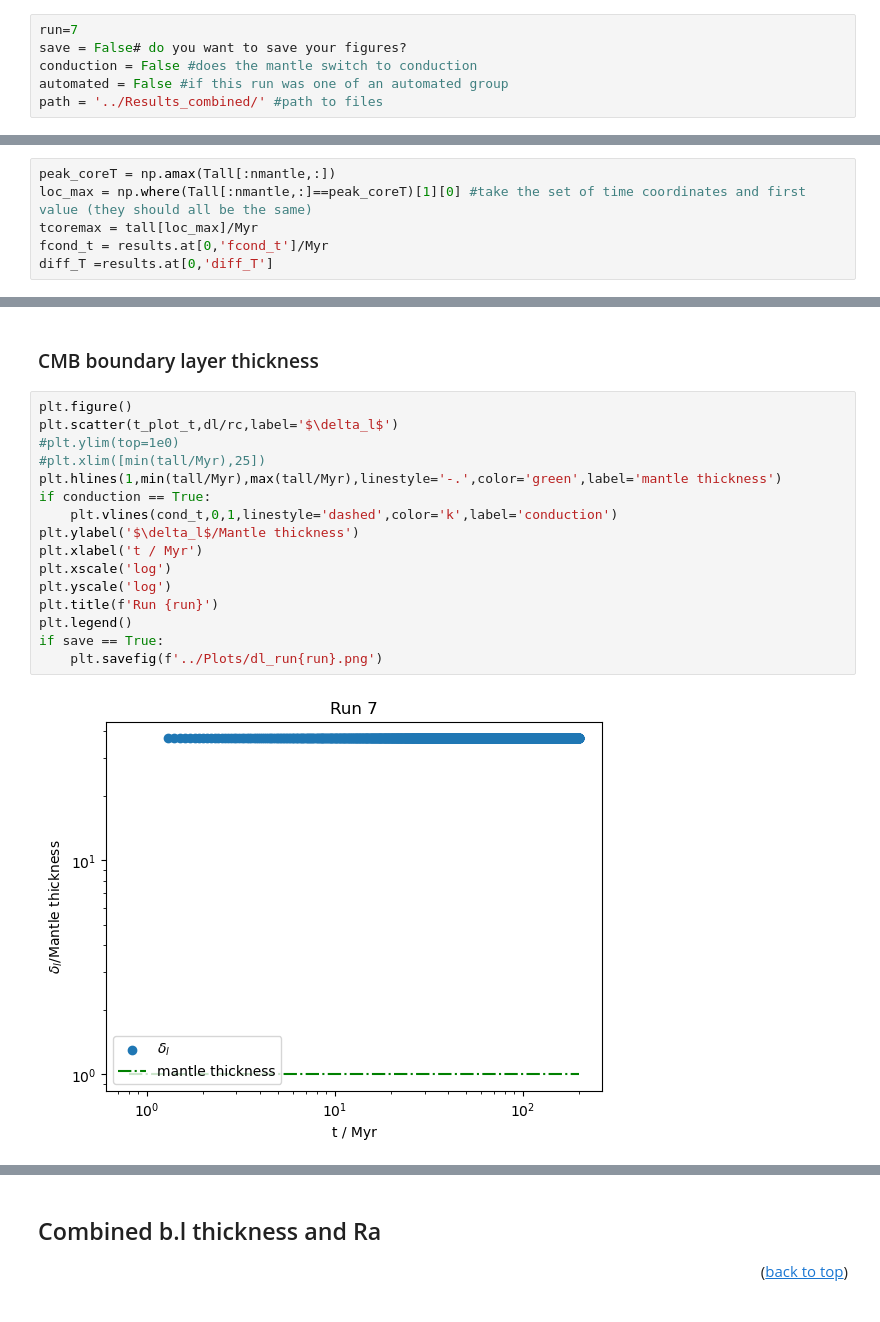
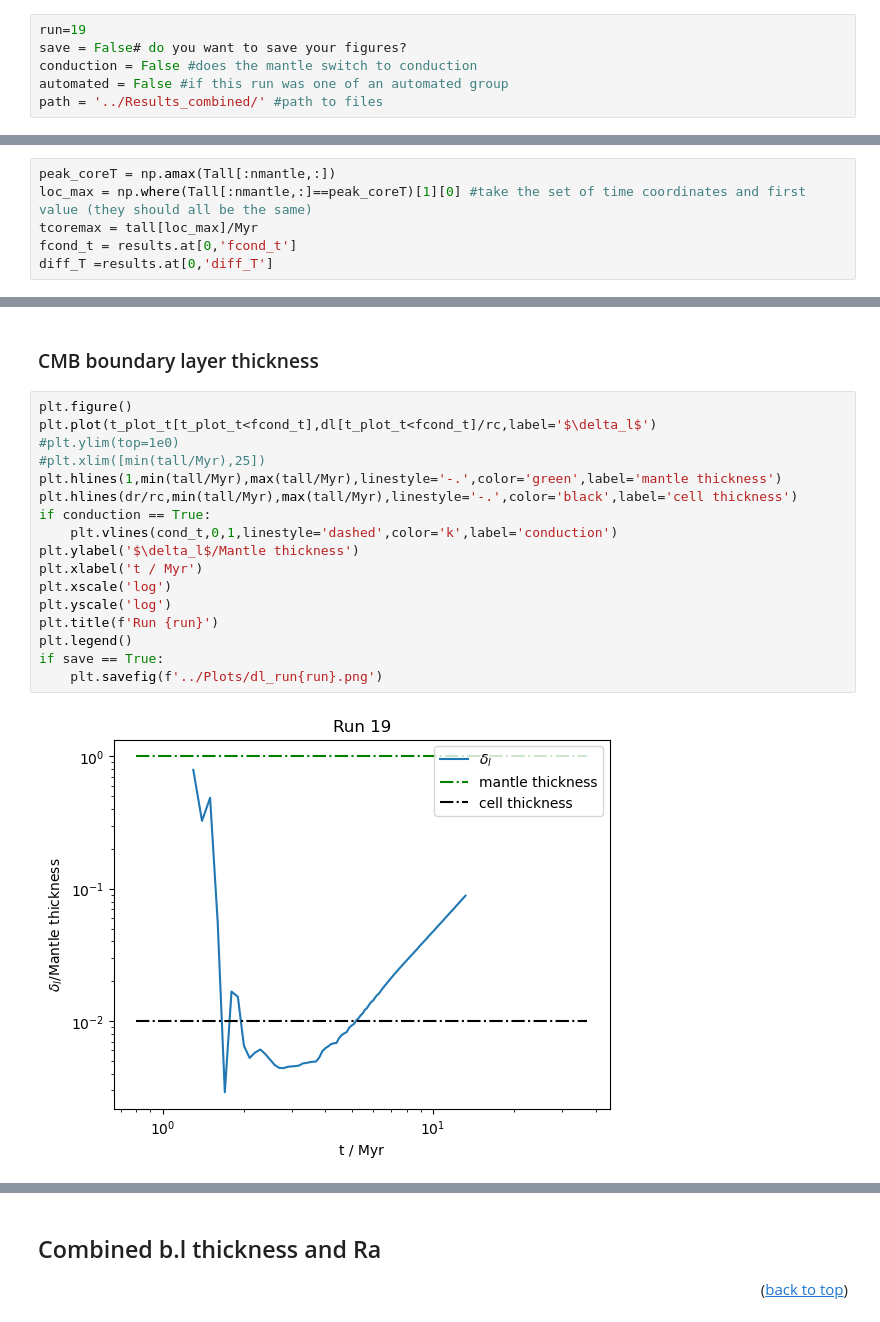
Before and after one commit to Hannah-RS/planetesimal-magnetic-history, a Jupyter notebook: Plotting_scripts/plot_combined.ipynb, the cells around one changed output, grey strips where cells are left out. Saved outputs shown, nothing was run; the diff lists cells and outputs as text.

```diff
--- a/Plotting_scripts/plot_combined.ipynb
+++ b/Plotting_scripts/plot_combined.ipynb
@@ -34,7 +34,7 @@ from plotting_constants import Myr, Tml, Tms
 # %% [markdown]
 Choose run and whether you want to save figure
 # %%
-run=7
+run=19
 save = False# do you want to save your figures?
 conduction = False #does the mantle switch to conduction
 automated = False #if this run was one of an automated group
@@ -136,7 +136,7 @@ The maximum field strength is 8.33e-06 T at 99.69 Myr
 peak_coreT = np.amax(Tall[:nmantle,:])
 loc_max = np.where(Tall[:nmantle,:]==peak_coreT)[1][0] #take the set of time coordinates and first value (they should all be the same)
 tcoremax = tall[loc_max]/Myr
-fcond_t = results.at[0,'fcond_t']/Myr
+fcond_t = results.at[0,'fcond_t']
 diff_T =results.at[0,'diff_T']
 # %%
 print(f'The peak core temperature is {peak_coreT:.0f}K at {tcoremax:.1f}Myr')
@@ -305,19 +319,20 @@ if save == True:
 ### CMB boundary layer thickness
 # %%
 plt.figure()
-plt.scatter(t_plot_t,dl/rc,label='$\delta_l$')
+plt.plot(t_plot_t[t_plot_t<fcond_t],dl[t_plot_t<fcond_t]/rc,label='$\delta_l$')
 #plt.ylim(top=1e0)
 #plt.xlim([min(tall/Myr),25])
 plt.hlines(1,min(tall/Myr),max(tall/Myr),linestyle='-.',color='green',label='mantle thickness')
+plt.hlines(dr/rc,min(tall/Myr),max(tall/Myr),linestyle='-.',color='black',label='cell thickness')
 if conduction == True:
     plt.vlines(cond_t,0,1,linestyle='dashed',color='k',label='conduction')
 plt.ylabel('$\delta_l$/Mantle thickness')
 plt.xlabel('t / Myr')
 plt.xscale('log')
 plt.yscale('log')
 plt.title(f'Run {run}')
 plt.legend()
 if save == True:
     plt.savefig(f'../Plots/dl_run{run}.png')
 # %% [output]
-[figure, old version]
+[figure, new version]
```
Also changed, not shown: parts of 26 cells of this notebook.
